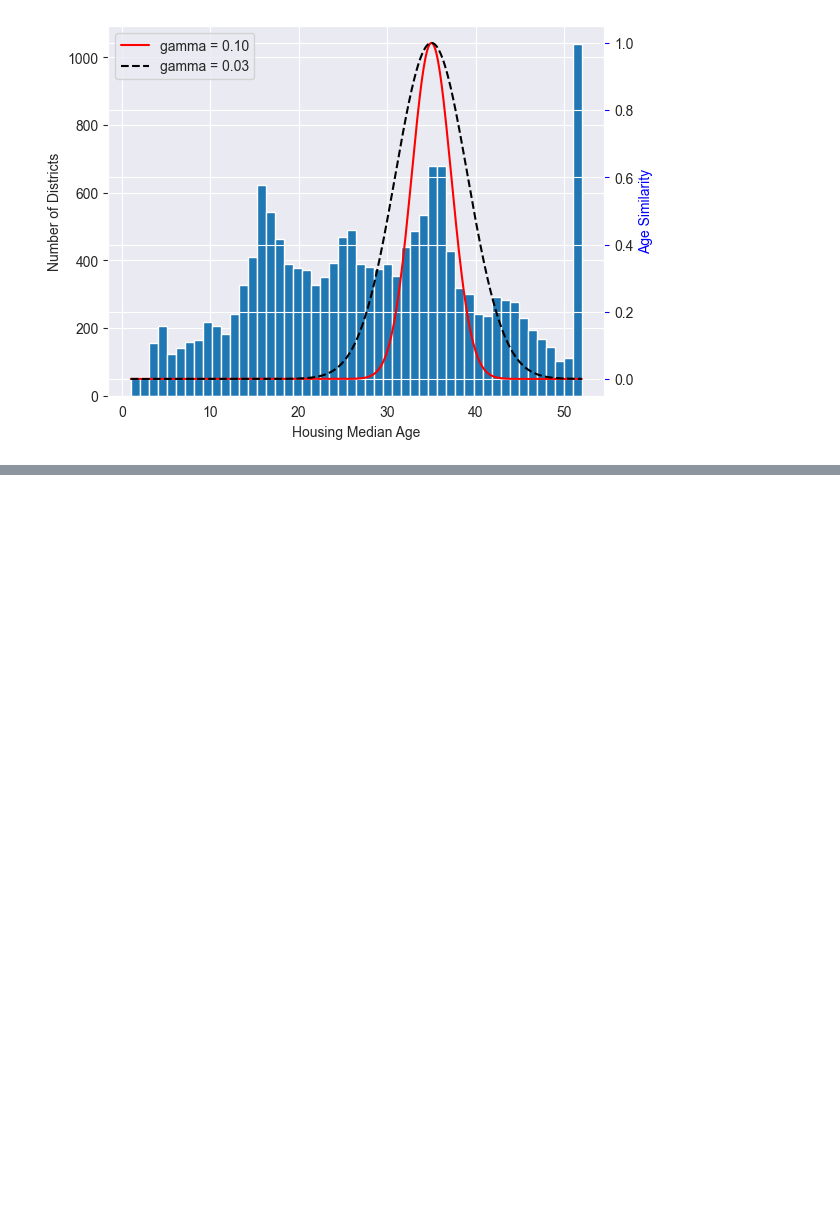
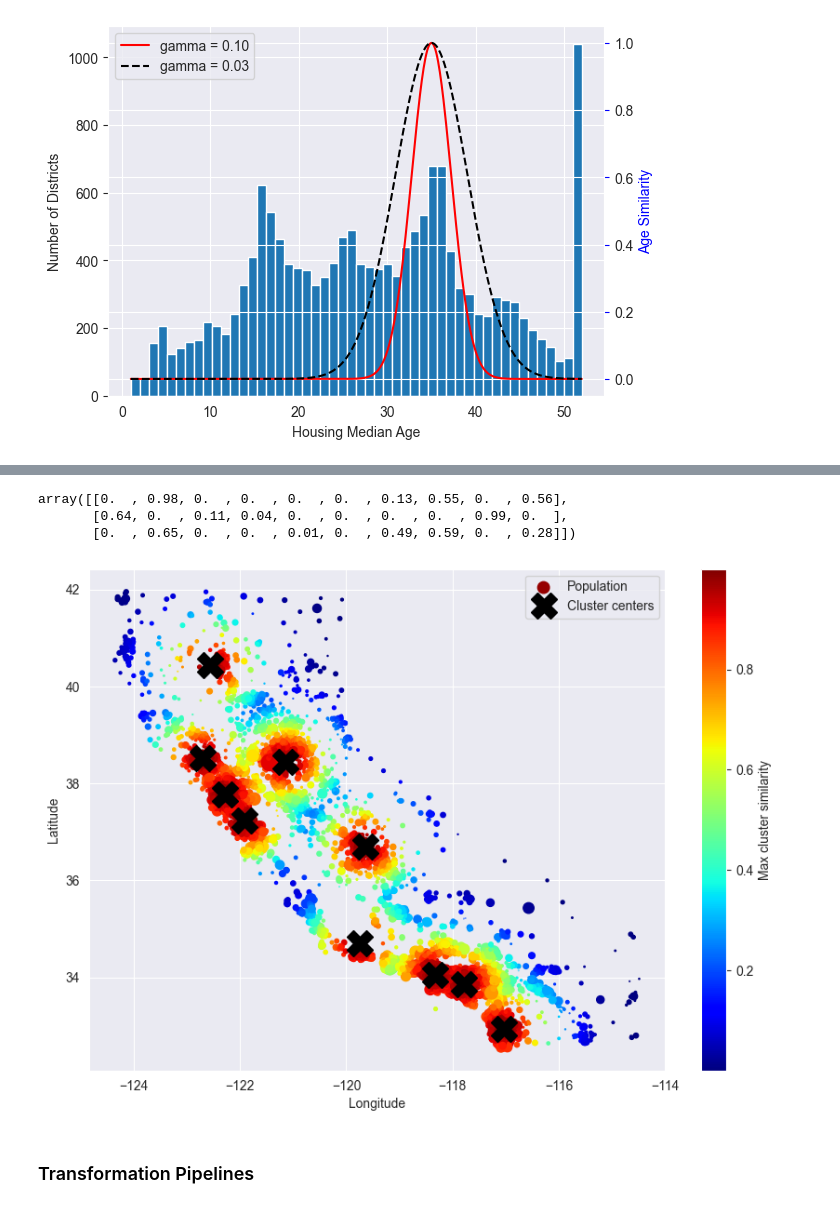
Before and after one commit to BUFONJOKER/ml_projects_hands_on_ml_book_chapter2, a Jupyter notebook: main.ipynb, the cells around one changed output, grey strips where cells are left out. Drawn from its saved outputs; the diff is of its cells as text; code cells hidden in the pictures; blank space fills up the shorter version.

Commit message:
almost transformation complete and workspce theme changed

```diff
--- a/main.ipynb
+++ b/main.ipynb
@@ -902,0 +947,9 @@ plt.show()
+# %%
+from sklearn.compose import TransformedTargetRegressor
+
+model = TransformedTargetRegressor(LinearRegression(),
+                                   transformer=StandardScaler())
+
+model.fit(housing_train[["median_income"]], housing_train_labels)
+
+predictions = model.predict(some_new_data)
@@ -902,0 +1133,11 @@ plt.show()
+# %%
+cluster_simil = ClusterSimilarity(
+    n_clusters=10,
+    gamma=1.,
+    random_state=42
+)
+
+similarities = cluster_simil.fit_transform(
+    housing_train[["latitude", "longitude"]],
+    sample_weight=housing_train_labels
+)
@@ -902,0 +1159,37 @@ plt.show()
+# %%
+similarities[:3].round(2)
+# %% [output]
+array([[0.  , 0.98, 0.  , 0.  , 0.  , 0.  , 0.13, 0.55, 0.  , 0.56],
+       [0.64, 0.  , 0.11, 0.04, 0.  , 0.  , 0.  , 0.  , 0.99, 0.  ],
+       [0.  , 0.65, 0.  , 0.  , 0.01, 0.  , 0.49, 0.59, 0.  , 0.28]])
+# %%
+housing_renamed = housing_train.rename(
+    columns={
+        "latitude":"Latitude",
+        "longitude":"Longitude",
+        "population":"Population",
+        "median_house_value":"Median House Value (USD)"
+    }
+)
+
+housing_renamed["Max cluster similarity"] = similarities.max(axis=1)
+
+housing_renamed.plot(
+    kind="scatter",x="Longitude",y="Latitude",
+    grid=True,s=housing_renamed["Population"] / 100,
+    label="Population",c="Max cluster similarity",
+    cmap="jet", colorbar=True,
+    legend=True, sharex=False, figsize=(10,7)
+)
+
+plt.plot(cluster_simil.kmeans_.cluster_centers_[:,1],
+         cluster_simil.kmeans_.cluster_centers_[:,0],
+         linestyle="", color="black", marker="X",
+         markersize=20, label="Cluster centers")
+
+plt.legend(loc="upper right")
+plt.show()
+# %% [output]
+[figure, added]
+# %% [markdown]
+### Transformation Pipelines
```
Also changed, not shown: parts of 29 cells of this notebook.
